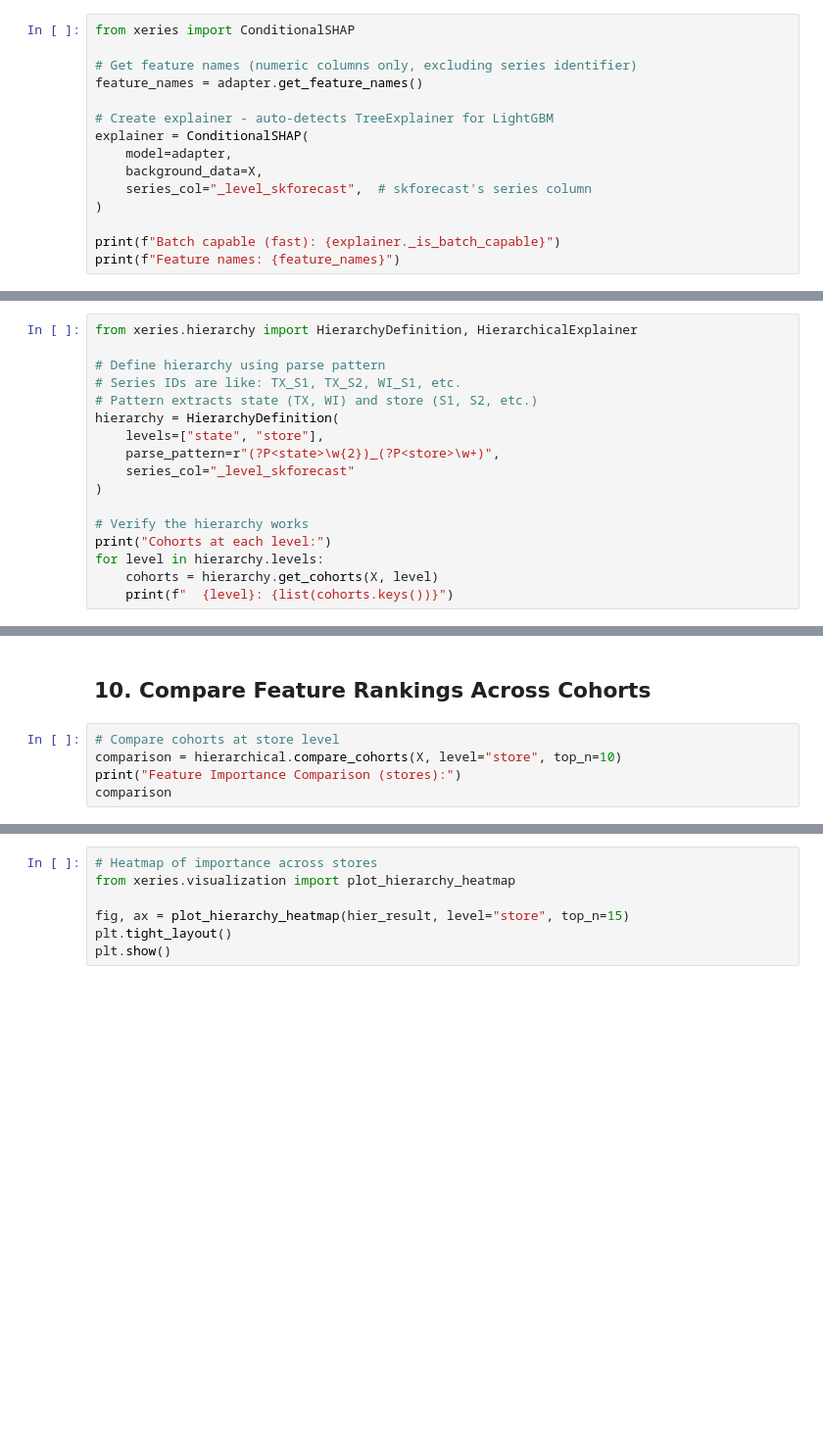
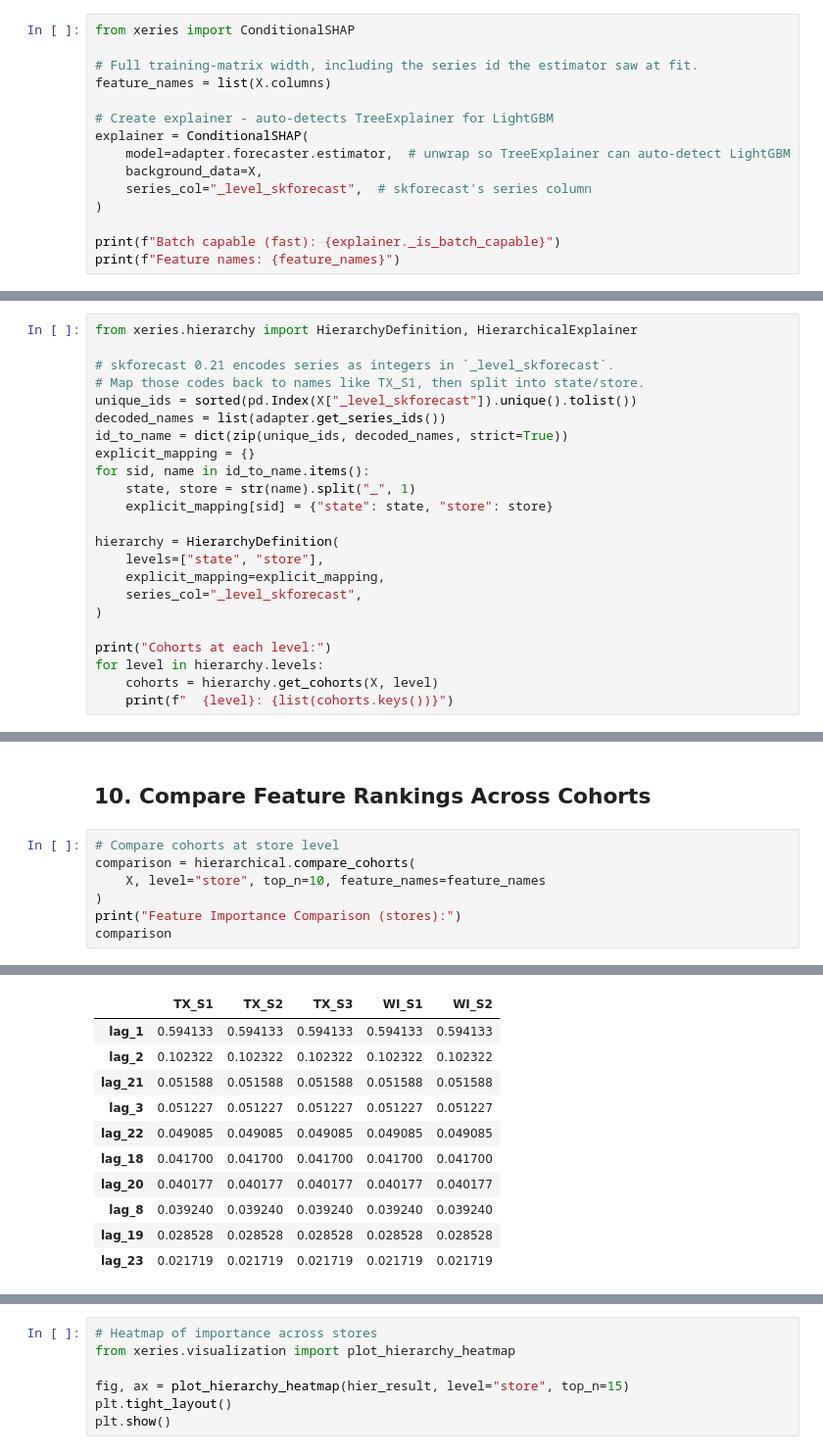
Before and after one commit to xeries-labs/xeries, a Jupyter notebook: examples/hierarchical/02_per_series_shap.ipynb, the cells around one changed output, grey strips where cells are left out. Shown at 98% size. Drawn from its saved outputs; the diff is of its cells as text; blank space fills up the shorter version.

```diff
--- a/examples/hierarchical/02_per_series_shap.ipynb
+++ b/examples/hierarchical/02_per_series_shap.ipynb
@@ -121,12 +145,12 @@ The `ConditionalSHAP` explainer automatically detects that we're using a LightGB
 # %%
 from xeries import ConditionalSHAP
 
-# Get feature names (numeric columns only, excluding series identifier)
-feature_names = adapter.get_feature_names()
+# Full training-matrix width, including the series id the estimator saw at fit.
+feature_names = list(X.columns)
 
 # Create explainer - auto-detects TreeExplainer for LightGBM
 explainer = ConditionalSHAP(
-    model=adapter,
+    model=adapter.forecaster.estimator,  # unwrap so TreeExplainer can auto-detect LightGBM
     background_data=X,
     series_col="_level_skforecast",  # skforecast's series column
 )
@@ -199,16 +283,22 @@ We'll use a parse pattern to extract state from series IDs like `TX_S1` -> state
 # %%
 from xeries.hierarchy import HierarchyDefinition, HierarchicalExplainer
 
-# Define hierarchy using parse pattern
-# Series IDs are like: TX_S1, TX_S2, WI_S1, etc.
-# Pattern extracts state (TX, WI) and store (S1, S2, etc.)
+# skforecast 0.21 encodes series as integers in `_level_skforecast`.
+# Map those codes back to names like TX_S1, then split into state/store.
+unique_ids = sorted(pd.Index(X["_level_skforecast"]).unique().tolist())
+decoded_names = list(adapter.get_series_ids())
+id_to_name = dict(zip(unique_ids, decoded_names, strict=True))
+explicit_mapping = {}
+for sid, name in id_to_name.items():
+    state, store = str(name).split("_", 1)
+    explicit_mapping[sid] = {"state": state, "store": store}
+
 hierarchy = HierarchyDefinition(
     levels=["state", "store"],
-    parse_pattern=r"(?P<state>\w{2})_(?P<store>\w+)",
-    series_col="_level_skforecast"
+    explicit_mapping=explicit_mapping,
+    series_col="_level_skforecast",
 )
 
-# Verify the hierarchy works
 print("Cohorts at each level:")
 for level in hierarchy.levels:
     cohorts = hierarchy.get_cohorts(X, level)
@@ -263,6 +385,9 @@ plt.show()
 ## 10. Compare Feature Rankings Across Cohorts
 # %%
 # Compare cohorts at store level
-comparison = hierarchical.compare_cohorts(X, level="store", top_n=10)
+comparison = hierarchical.compare_cohorts(
+    X, level="store", top_n=10, feature_names=feature_names
+)
 print("Feature Importance Comparison (stores):")
 comparison
+# %% [output]
@@ -269,2 +395,13 @@ comparison
+|  | TX_S1 | TX_S2 | TX_S3 | WI_S1 | WI_S2 |
+| lag_1 | 0.594133 | 0.594133 | 0.594133 | 0.594133 | 0.594133 |
+| lag_2 | 0.102322 | 0.102322 | 0.102322 | 0.102322 | 0.102322 |
+| lag_21 | 0.051588 | 0.051588 | 0.051588 | 0.051588 | 0.051588 |
+| lag_3 | 0.051227 | 0.051227 | 0.051227 | 0.051227 | 0.051227 |
+| lag_22 | 0.049085 | 0.049085 | 0.049085 | 0.049085 | 0.049085 |
+| lag_18 | 0.041700 | 0.041700 | 0.041700 | 0.041700 | 0.041700 |
+| lag_20 | 0.040177 | 0.040177 | 0.040177 | 0.040177 | 0.040177 |
+| lag_8 | 0.039240 | 0.039240 | 0.039240 | 0.039240 | 0.039240 |
+| lag_19 | 0.028528 | 0.028528 | 0.028528 | 0.028528 | 0.028528 |
+| lag_23 | 0.021719 | 0.021719 | 0.021719 | 0.021719 | 0.021719 |
 # %%
 # Feature ranking stability across stores
```
Also changed, not shown: parts of 21 cells of this notebook, 34 other files.
